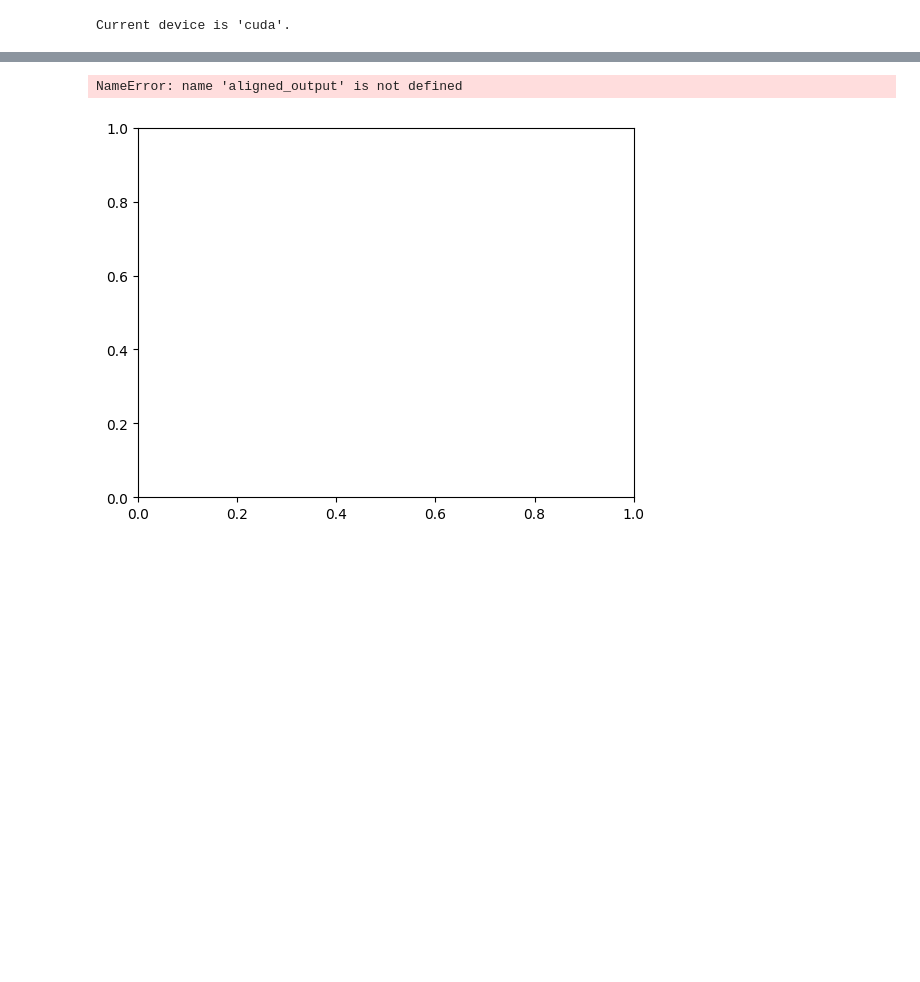
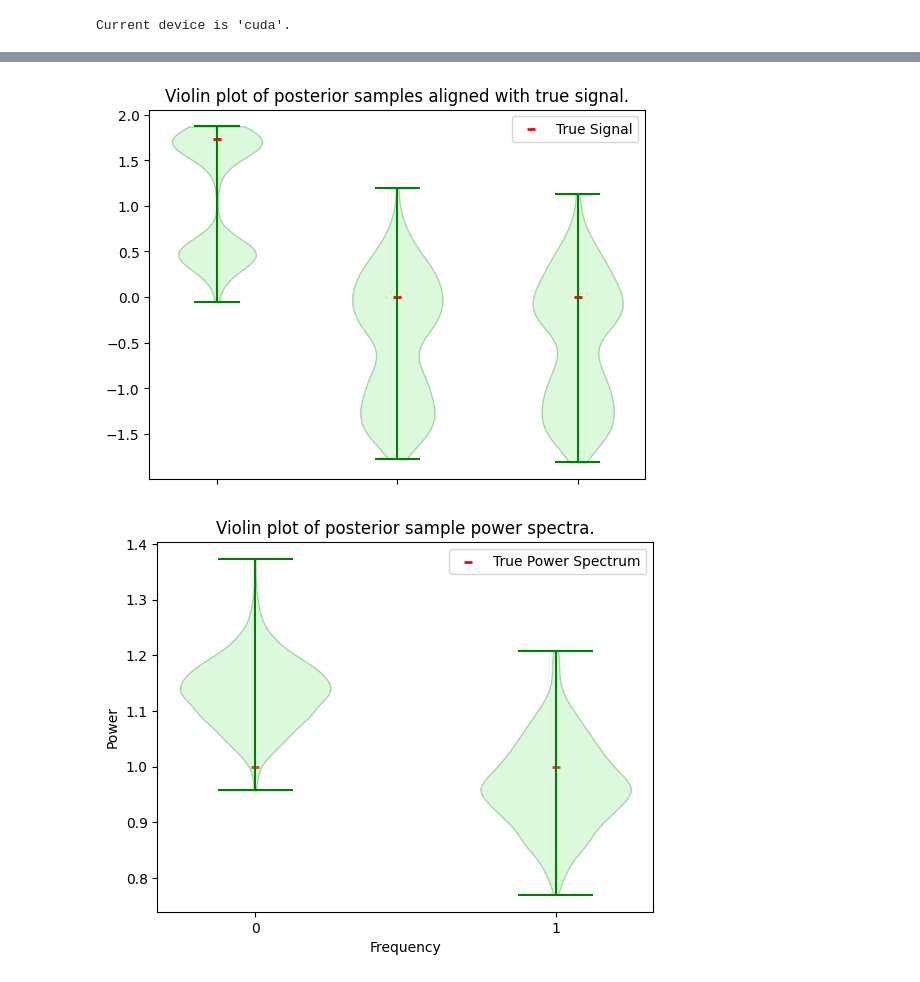
Before and after one commit to lepamacka/MRA_signalrecovery, a Jupyter notebook: src/scorematching.ipynb, the cells around one changed output, grey strips where cells are left out. Cells and saved outputs as stored; diff of their text form; code cells hidden in the pictures; blank space fills up the shorter version.

```diff
--- a/src/scorematching.ipynb
+++ b/src/scorematching.ipynb
@@ -66,8 +65,8 @@ print(f"Current device is \'{device}\'.")
 Current device is 'cuda'.
 # %%
 ### Set parameters for MRA
-M = 1000000
-sigma = 5.
+M = 1000
+sigma = 1.
 # %%
 ### Set parameters for true signal
 length = 3
@@ -77,7 +76,7 @@ signal_true[0] += np.sqrt(length)
 # signal_true += 0.001 * torch.randn_like(signal_true)
 # %%
 ### Set parameters for conditioner
-conditioner_type = "triple correlation" # "power spectrum", "triple_correlation"
+conditioner_type = "power spectrum" # "power spectrum", "triple correlation"
 use_random_statistics = True
 use_CLT = True
 use_none_cond = False
@@ -97,9 +96,9 @@ PATH = None # If None it will try to find a compatible model.
 hiddendim = 8
 # %%
 ### Set parameters for Langevin sampling
-num_steps = 200000
+num_steps = 10000
 num_samples = 2 ** 10
-eps = 5e-6
+eps = 1e-4
 # %%
 #### Conditioner setup.
 circulant_true = circulant(signal_true, dim=0)
@@ -509,11 +510,11 @@ if signal_true.shape[0] >= 3:
     vp2 = ax2.violinplot(
         aligned_output,
         positions=range(length),
-        showmeans=True,
-        # showmedians=True,
+        showmeans=False,
+        showmedians=False,
         # label="Median Output Sample",
     )
-    vp2['cmeans'].set_color('black')
+    # vp2['cmedians'].set_color('black')
     vp2['cbars'].set_color('green')
     vp2['cmins'].set_color('green')
     vp2['cmaxes'].set_color('green')
@@ -529,52 +530,60 @@ if signal_true.shape[0] >= 3:
         label="True Signal",
     )
     ax2.legend()
+    ax2.set_xticks(range(length))
     ax2.xaxis.set_ticklabels([])
     if use_none_cond:
         plt.title("Violin plot of prior samples aligned with true signal.")
         plt.savefig(f'./../figs/scorematching/{conditioner_type}/violinplot_samples_{length=}.png')
+        plt.savefig(f'./../figs/scorematching/{conditioner_type}/violinplot_samples_{length=}.pdf')
     else:
+        plt.title(f"Violin plot of posterior samples aligned with true signal.")
         if use_random_statistics:
-            plt.title(f"Violin plot of posterior samples wrt mean {conditioner_type}.")
             plt.savefig(f'./../figs/scorematching/{conditioner_type}/violinplot_samples_{length=}_poppwrspec.png')
+            plt.savefig(f'./../figs/scorematching/{conditioner_type}/violinplot_samples_{length=}_poppwrspec.pdf')
         else:
-            plt.title(f"Violin plot of posterior samples wrt true {conditioner_type}.")
             plt.savefig(f'./../figs/scorematching/{conditioner_type}/violinplot_samples_{length=}_truepwrspec.png')
+            plt.savefig(f'./../figs/scorematching/{conditioner_type}/violinplot_samples_{length=}_truepwrspec.pdf')
 
     fig3, ax3 = plt.subplots()
+    true_pwr_scat = ax3.scatter(
+        range((length+1)//2),
+        power_spectrum_true[:(length+1)//2],
+        c='r',
+        marker='_',
+        linewidth=2.,
+    )
     vp3 = ax3.violinplot(
         output_power_spectra[:, :(length+1)//2],
         positions=range((length+1)//2),
-        showmeans=True,
-        # showmedians=True,
+        showmeans=False,
+        showmedians=False,
         # label="Median Power Spectrum",
     )
-    vp3['cmeans'].set_color('black')
     vp3['cbars'].set_color('green')
     vp3['cmins'].set_color('green')
     vp3['cmaxes'].set_color('green')
     for body in vp3['bodies']:
         body.set_facecolor('lightgreen')
         body.set_edgecolor('green')
-    ax3.scatter(
-        range((length+1)//2),
-        power_spectrum_true[:(length+1)//2],
-        c='r',
-        marker='_',
-        linewidth=2.,
-        label="True Power Spectrum",
-    )
-    ax3.legend()
+    # vp3['cmedians'].set_color('black')
+    ax3.set_xticks(range((length+1)//2))
+    # ax3.set(ylim=[-0.3, 6.05])
+    ax3.set_xlabel("Frequency")
+    ax3.set_ylabel("Power")
+    ax3.legend([true_pwr_scat], ["True Power Spectrum"])
     if use_none_cond:
         plt.title("Violin plot of prior sample power spectra.")
         plt.savefig(f'./../figs/scorematching/{conditioner_type}/violinplot_pwrspec_{length=}.png')
+        plt.savefig(f'./../figs/scorematching/{conditioner_type}/violinplot_pwrspec_{length=}.pdf')
     else:
+        plt.title(f"Violin plot of posterior sample power spectra.")
         if use_random_statistics:
-            plt.title(f"Violin plot of posterior sample power spectra wrt mean {conditioner_type}.")
             plt.savefig(f'./../figs/scorematching/{conditioner_type}/violinplot_pwrspec_{length=}_poppwrspec.png')
+            plt.savefig(f'./../figs/scorematching/{conditioner_type}/violinplot_pwrspec_{length=}_poppwrspec.pdf')
         else:
-            plt.title(f"Violin plot of posterior sample power spectra wrt true {conditioner_type}.")
             plt.savefig(f'./../figs/scorematching/{conditioner_type}/violinplot_pwrspec_{length=}_truepwrspec.png')
+            plt.savefig(f'./../figs/scorematching/{conditioner_type}/violinplot_pwrspec_{length=}_truepwrspec.pdf')
 # %% [output]
-NameError: name 'aligned_output' is not defined
-[figure, old version]
+[figure, new version]
+[figure, added]
```
Also changed, not shown: parts of 6 cells of this notebook, 53 other files.
